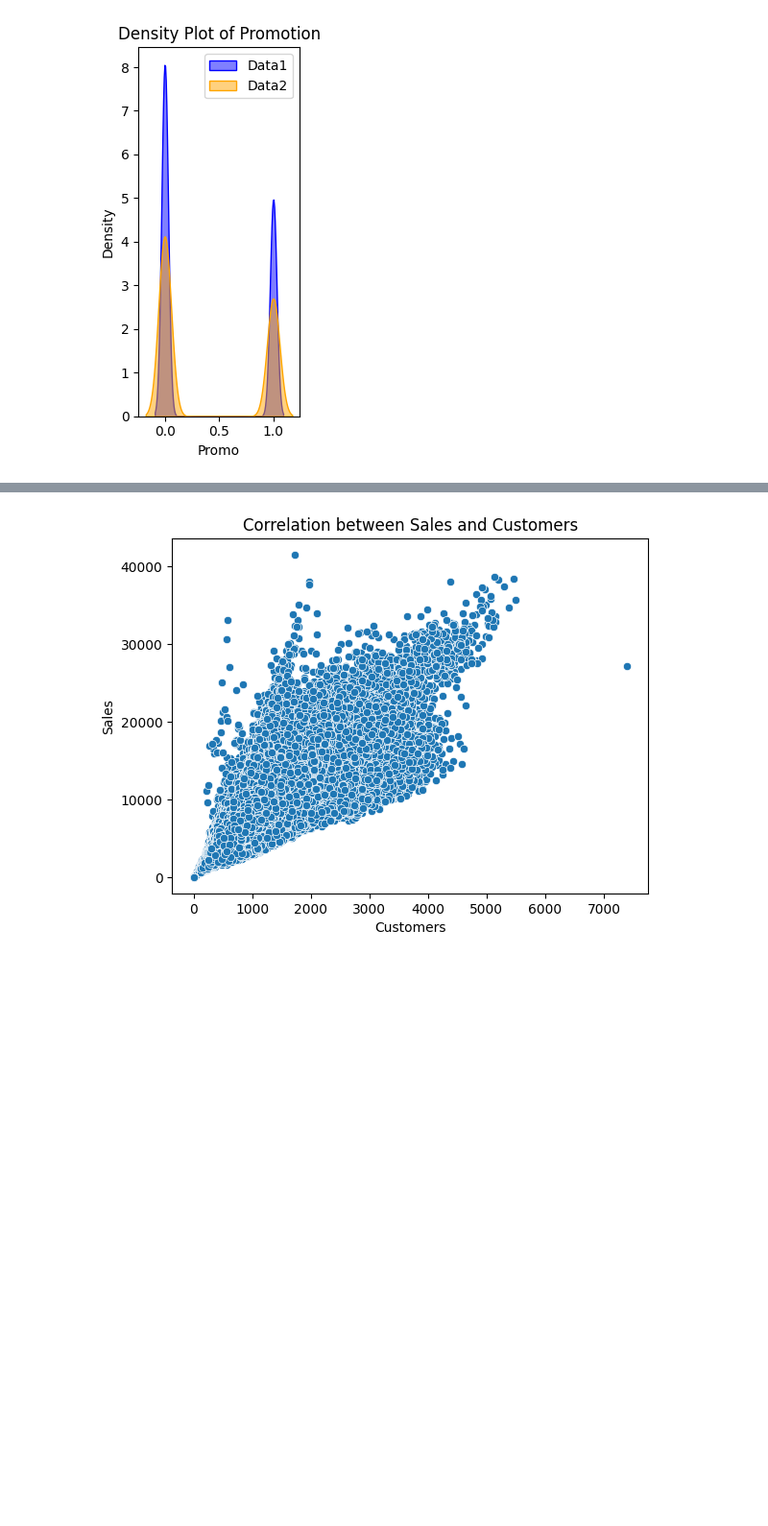
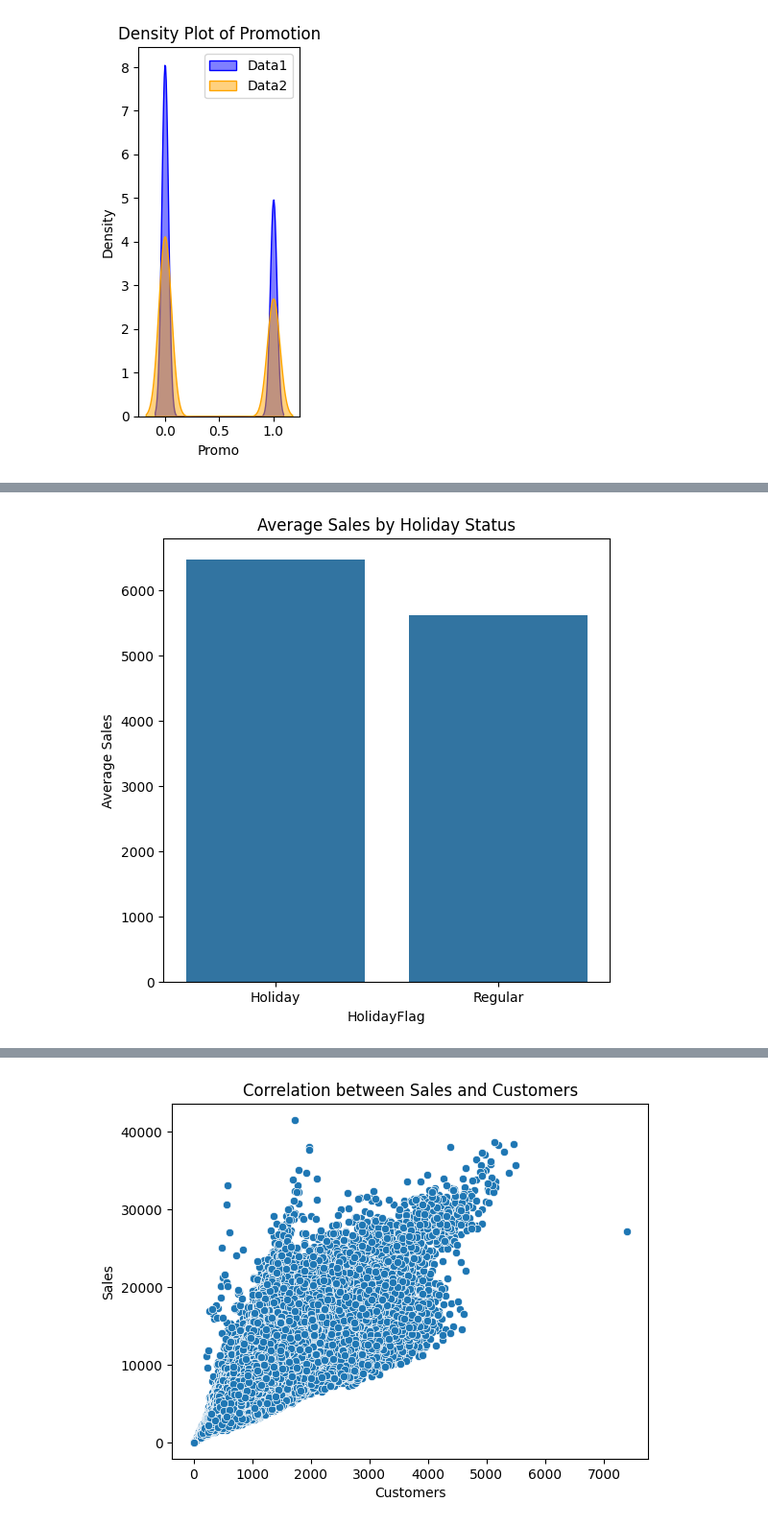
Before and after one commit to malzbanker/AIM_WEEK_4, a Jupyter notebook: notebooks/eda.ipynb, the cells around one changed output, grey strips where cells are left out. Shown at 96% size. Drawn from its saved outputs; the diff is of its cells as text; code cells hidden in the pictures; blank space fills up the shorter version.

```diff
--- a/notebooks/eda.ipynb
+++ b/notebooks/eda.ipynb
@@ -143,0 +250,26 @@ data = pd.merge(data1, data2, on='Store')
+# %%
+#Step 5: Sales Behavior Around Holidays
+#Analyze sales around holidays.
+
+# Convert Date to datetime format
+data['Date'] = pd.to_datetime(data['Date'])
+
+# Create a function to categorize holiday periods
+def categorize_holidays(row):
+    if row['StateHoliday'] == 1 or row['SchoolHoliday'] == 1:
+        return 'Holiday'
+    return 'Regular'
+
+data['HolidayFlag'] = data.apply(categorize_holidays, axis=1)
+
+# Group data by HolidayFlag and analyze average sales
+holiday_sales = data.groupby('HolidayFlag')['Sales'].mean()
+
+# Plotting sales data
+plt.figure(figsize=(6, 6))
+sns.barplot(x=holiday_sales.index, y=holiday_sales.values)
+plt.title('Average Sales by Holiday Status')
+plt.ylabel('Average Sales')
+plt.show()
+# %% [output]
+[figure, added]
```
Also changed, not shown: parts of 30 cells of this notebook, 1 other file.
